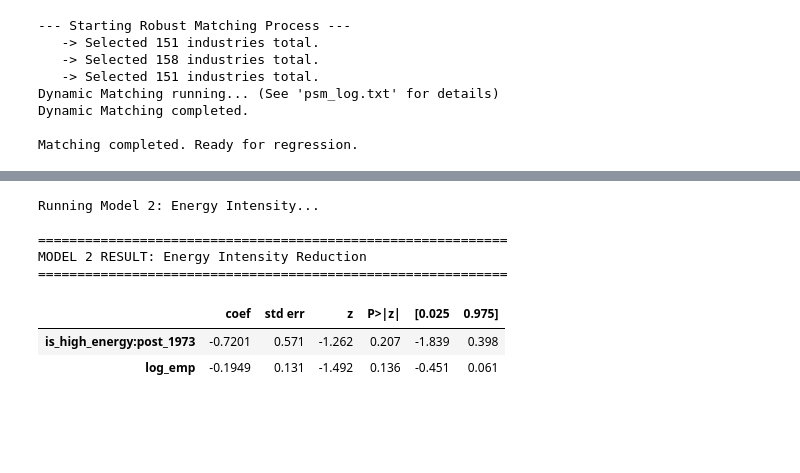
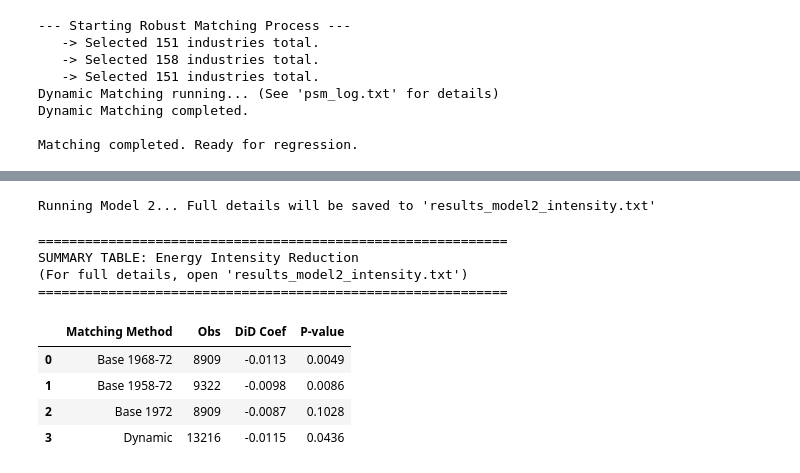
Before and after one commit to ofek31415-eng/Sourse_Idea, a Jupyter notebook: notebooks/idea_data_analysis.ipynb, the cells around one changed output, grey strips where cells are left out. Cells and saved outputs as stored; diff of their text form; code cells hidden in the pictures; blank space fills up the shorter version.

```diff
--- a/notebooks/idea_data_analysis.ipynb
+++ b/notebooks/idea_data_analysis.ipynb
@@ -772,26 +764,48 @@ strong multicollinearity problems or that the design matrix is singular.
 # %%
-# --- מודל 2: עצימות אנרגיה (Energy Intensity Mechanism) ---
+# --- מודל 2: עצימות אנרגיה ---
 
-print("Running Model 2: Energy Intensity...")
+output_file = "results_model2_intensity.txt"
 
-# בדיקת השערת ההתייעלות: האם תעשיות עתירות אנרגיה צמצמו את העצימות באופן מובהק יותר?
-# המשתנה המוסבר: עצימות אנרגיה ריאלית (Real Energy Intensity)
-model_intensity = smf.ols('real_energy_intensity ~ is_high_energy * post_1973 + log_emp + C(year) + C(naics)',
-                          data=regression_data).fit(cov_type='cluster', cov_kwds={'groups': regression_data['naics']})
+with open(output_file, "w") as f:
+    f.write("=== MODEL 2: ENERGY INTENSITY (FULL RESULTS) ===\n")
+    f.write("================================================\n\n")
 
-# חילוץ התוצאות
-results_df_int = pd.read_html(model_intensity.summary().tables[1].as_html(), header=0, index_col=0)[0]
+print(f"Running Model 2... Full details will be saved to '{output_file}'")
+results_summary_int = []
+
+for method_name, data in matched_datasets.items():
+    subset = data.dropna(subset=['real_energy_intensity', 'log_emp'])
+
+    model = smf.ols('real_energy_intensity ~ is_high_energy * post_1973 + log_emp + C(year) + C(naics)',
+                    data=subset).fit(cov_type='cluster', cov_kwds={'groups': subset['naics']})
+
+    with open(output_file, "a") as f:
+        f.write(f"\n\n--- Matching Method: {method_name} ---\n")
+        f.write(f"Observations: {int(model.nobs)}\n")
+        f.write("-" * 60 + "\n")
+        f.write(model.summary().as_text())
+        f.write("\n" + "="*80 + "\n")
+
+    results_summary_int.append({
+        'Matching Method': method_name,
+        'Obs': int(model.nobs),
+        'DiD Coef': model.params['is_high_energy:post_1973'],
+        'P-value': model.pvalues['is_high_energy:post_1973']
+    })
 
 print("\n" + "=" * 60)
-print("MODEL 2 RESULT: Energy Intensity Reduction")
+print("SUMMARY TABLE: Energy Intensity Reduction")
+print("(For full details, open 'results_model2_intensity.txt')")
 print("=" * 60)
-display(results_df_int.loc[['is_high_energy:post_1973', 'log_emp']])
+display(pd.DataFrame(results_summary_int).round(4))
 # %% [output]
-Running Model 2: Energy Intensity...
-
-============================================================
-MODEL 2 RESULT: Energy Intensity Reduction
-============================================================
+Running Model 2... Full details will be saved to 'results_model2_intensity.txt'
+============================================================
+SUMMARY TABLE: Energy Intensity Reduction
+(For full details, open 'results_model2_intensity.txt')
+============================================================
-|  | coef | std err | z | P>|z| | [0.025 | 0.975] |
-| is_high_energy:post_1973 | -0.7201 | 0.571 | -1.262 | 0.207 | -1.839 | 0.398 |
-| log_emp | -0.1949 | 0.131 | -1.492 | 0.136 | -0.451 | 0.061 |
+|  | Matching Method | Obs | DiD Coef | P-value |
+| 0 | Base 1968-72 | 8909 | -0.0113 | 0.0049 |
+| 1 | Base 1958-72 | 9322 | -0.0098 | 0.0086 |
+| 2 | Base 1972 | 8909 | -0.0087 | 0.1028 |
+| 3 | Dynamic | 13216 | -0.0115 | 0.0436 |
```
Also changed, not shown: parts of 7 cells of this notebook, 4 other files.
